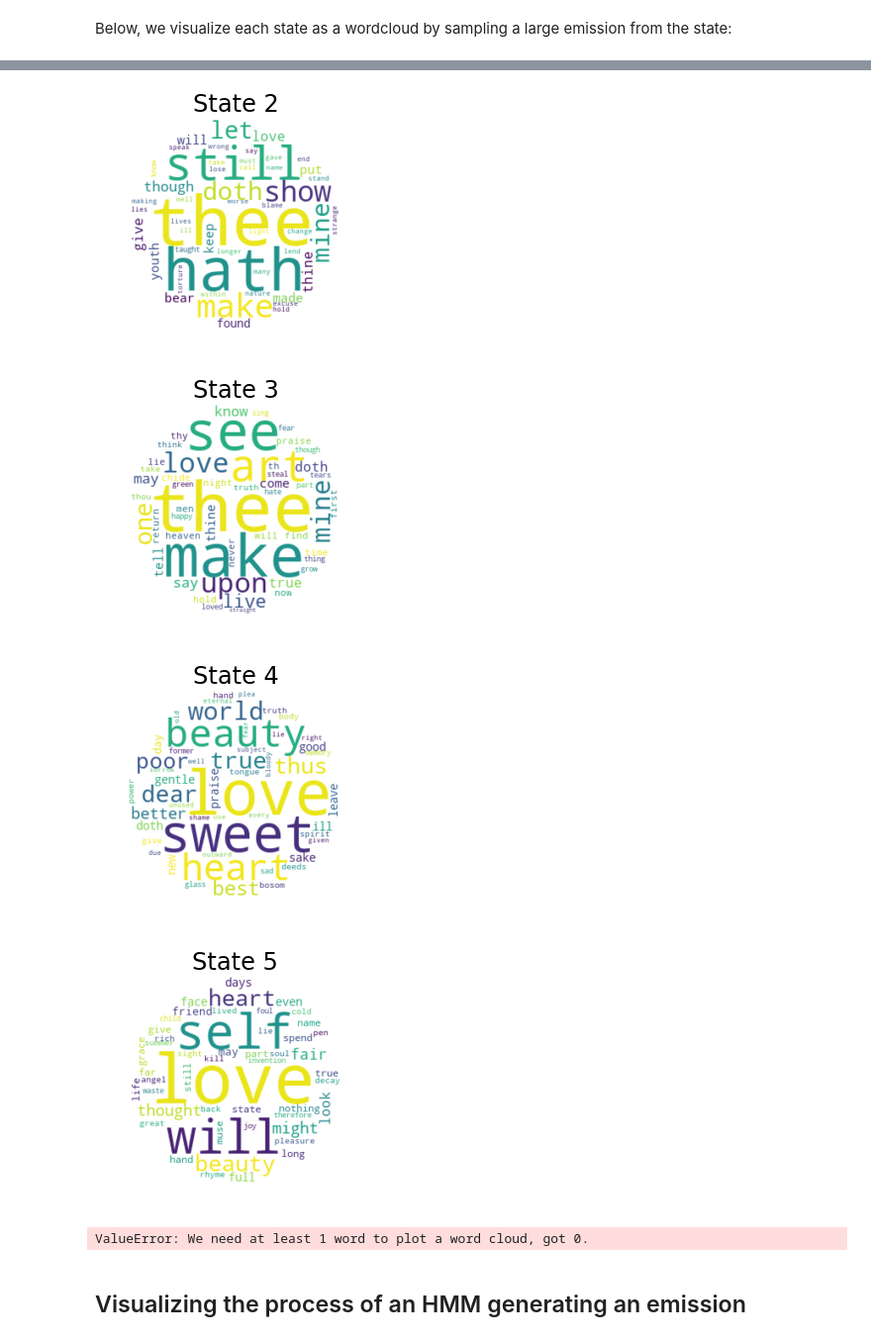
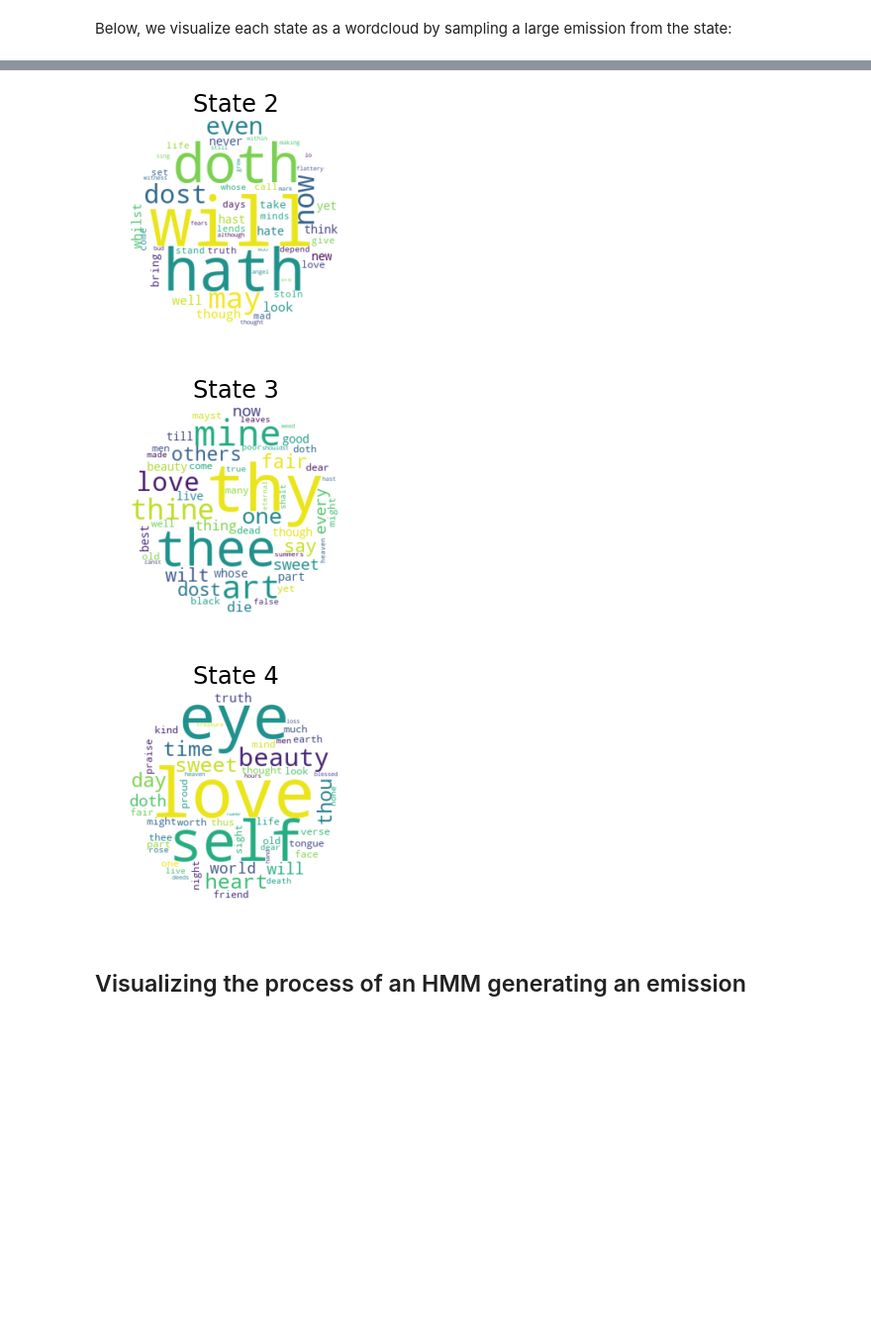
Before and after one commit to k77frank/Shakespeare, a Jupyter notebook: 2_notebook.ipynb, the cells around one changed output, grey strips where cells are left out. Shown at 99% size. Cells and saved outputs as stored; diff of their text form; code cells hidden in the pictures; blank space fills up the shorter version.

```diff
--- a/2_notebook.ipynb
+++ b/2_notebook.ipynb
@@ -145,3 +145,7 @@ Iteration: 100
 Sample Sentence:
 ====================
 For with thy argument poets as place dost like is impiety did they oaths newer with should time is pursuit with motion lies determined vanished...
+# %%
+hmm5 = unsupervised_HMM(obs, 5, 100)
+print('\nSample Sentence:\n====================')
+print(sample_sentence(hmm5, obs_map, n_words=25))
@@ -150,5 +169,5 @@ For with thy argument poets as place dost like is impiety did they oaths newer w
 # %% [markdown]
 Below, we visualize each state as a wordcloud by sampling a large emission from the state:
 # %%
-wordclouds = states_to_wordclouds(hmm8, obs_map)
+wordclouds = states_to_wordclouds(hmm5, obs_map)
 # %% [output]
@@ -157,8 +176,6 @@ wordclouds = states_to_wordclouds(hmm8, obs_map)
-[figure, old version]
+[figure, new version]
-[figure, old version]
+[figure, new version]
-[figure, old version]
+[figure, new version]
-[figure, removed]
-ValueError: We need at least 1 word to plot a word cloud, got 0.
 # %% [markdown]
 ## Visualizing the process of an HMM generating an emission
 # %% [markdown]
```
Also changed, not shown: parts of 3 cells of this notebook, 16 other files.
